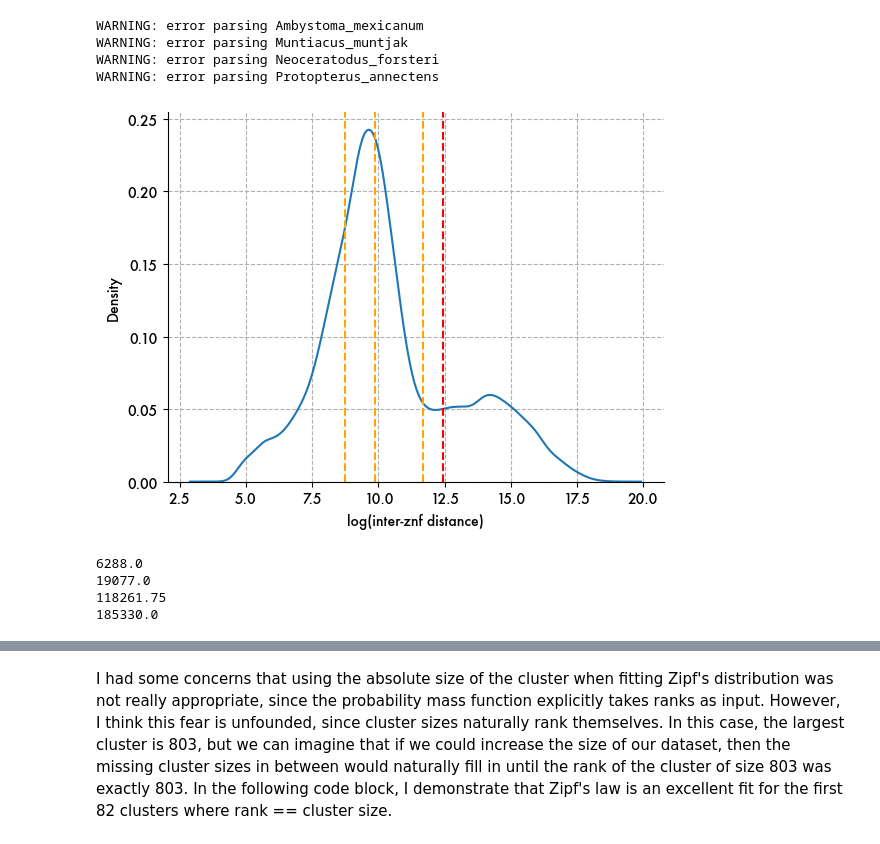
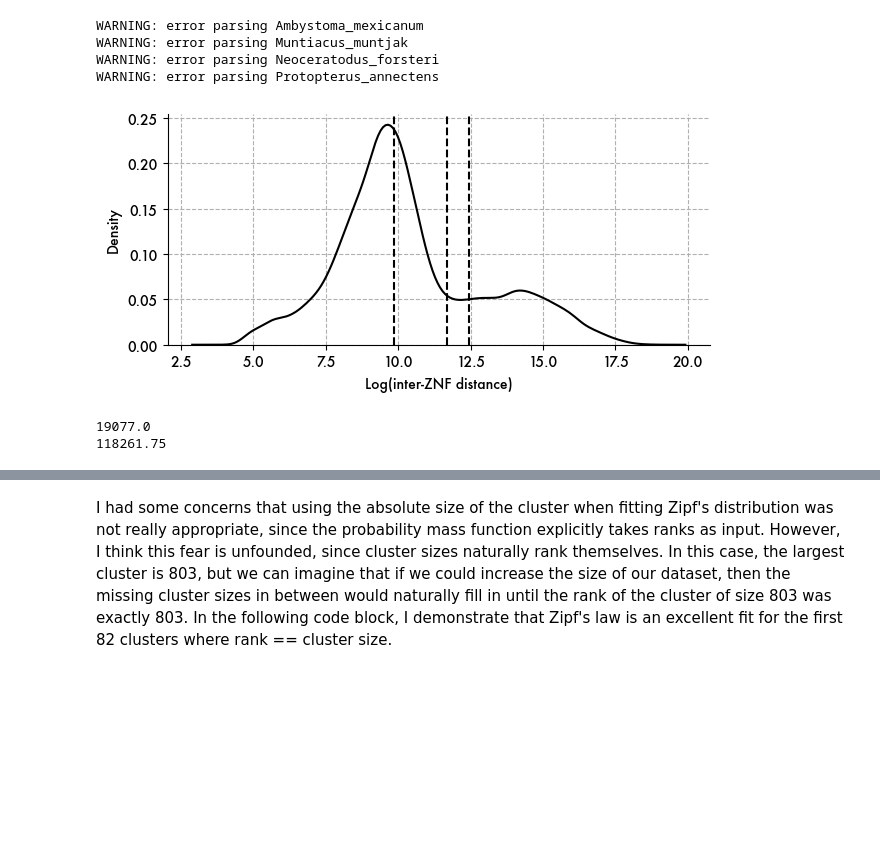
Before and after one commit to jonathan-wells/zinc-finger-grn, a Jupyter notebook: analysis/gene_family_clustering.ipynb, the cells around one changed output, grey strips where cells are left out. Cells and saved outputs as stored; diff of their text form; code cells hidden in the pictures; blank space fills up the shorter version.

```diff
--- a/analysis/gene_family_clustering.ipynb
+++ b/analysis/gene_family_clustering.ipynb
@@ -47,27 +47,27 @@ WARNING: error parsing Neoceratodus_forsteri
 WARNING: error parsing Protopterus_annectens
 # %%
 logdists = np.log(inter_znf_distances)
-fig, ax = plt.subplots()
-sns.kdeplot(logdists, bw_method=0.1, ax=ax)
 
-for q in np.quantile(inter_znf_distances, q=[0.25, 0.5, 0.75]):
-    ax.axvline(np.log(q), color='orange', ls='--')
-ax.axvline(np.log(2.5e5), color='red', ls='--')
+fig, ax = plt.subplots(figsize=(7, 3))
+sns.kdeplot(logdists, bw_method=0.1, ax=ax, color='k')
 
-ax.set_xlabel('log(inter-znf distance)')
+for q in [0.5, 0.75]:
+    qv = np.quantile(inter_znf_distances, q=q)
+    ax.axvline(np.log(qv), color='k', ls='--')
+ax.axvline(np.log(2.5e5), color='k', ls='--')
+
+ax.set_xlabel('Log(inter-ZNF distance)')
 sns.despine()
+
+plt.savefig('../figures/inter_znf_distance.svg', bbox_inches='tight')
 plt.show()
 
-max_inter_znf_dist = np.floor(np.exp(lds[peaks]))
-for q in np.quantile(inter_znf_distances, q=[0.25, 0.5, 0.75]):
-    print(q)
-print(max_inter_znf_dist[0])
+print(np.quantile(inter_znf_distances, q=0.5))
+print(np.quantile(inter_znf_distances, q=0.75))
 # %% [output]
-[figure, old version]
+[figure, new version]
-6288.0
 19077.0
 118261.75
-185330.0
 # %%
 cluster_sizes = []
 c = 0
```
Also changed, not shown: parts of 18 cells of this notebook, 2 other files.
